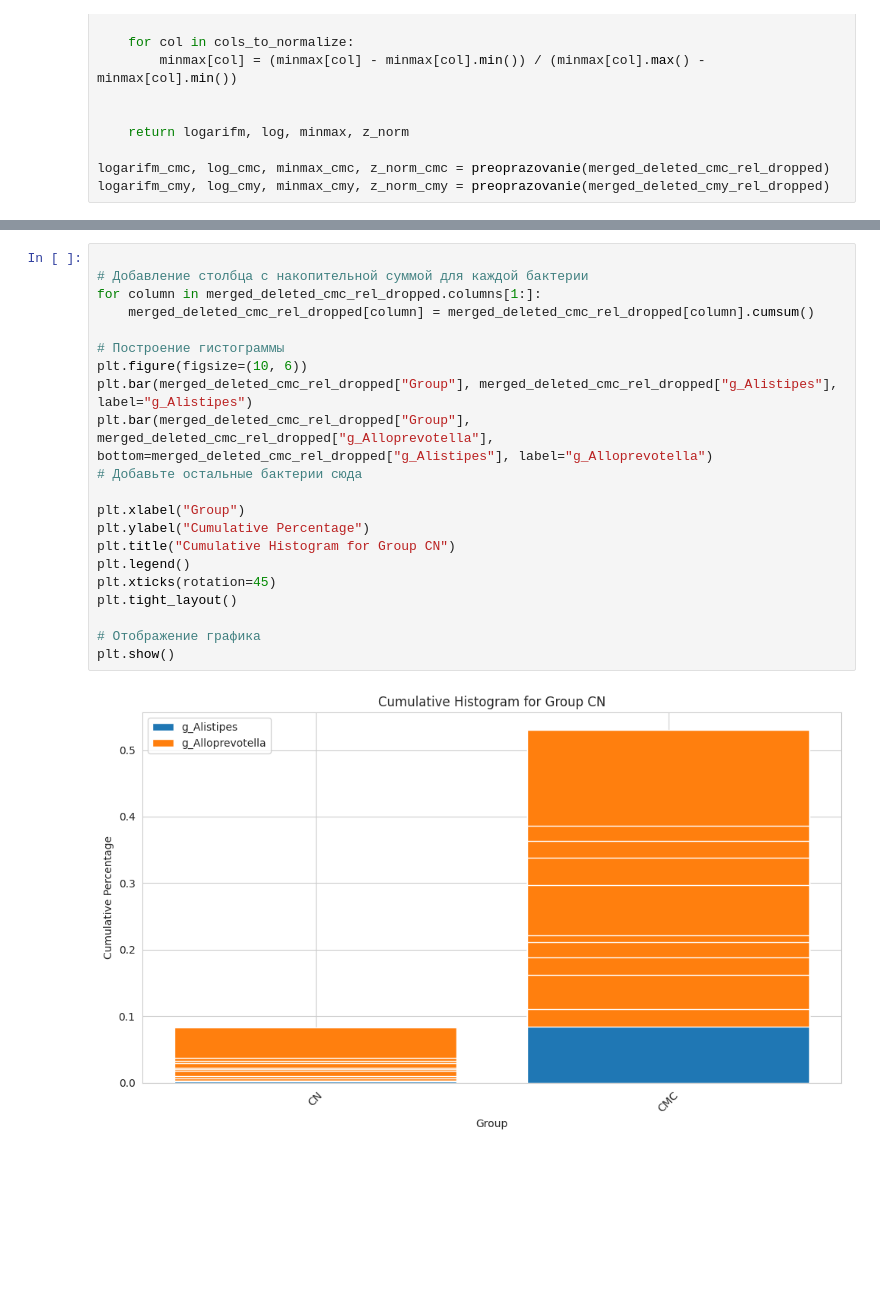
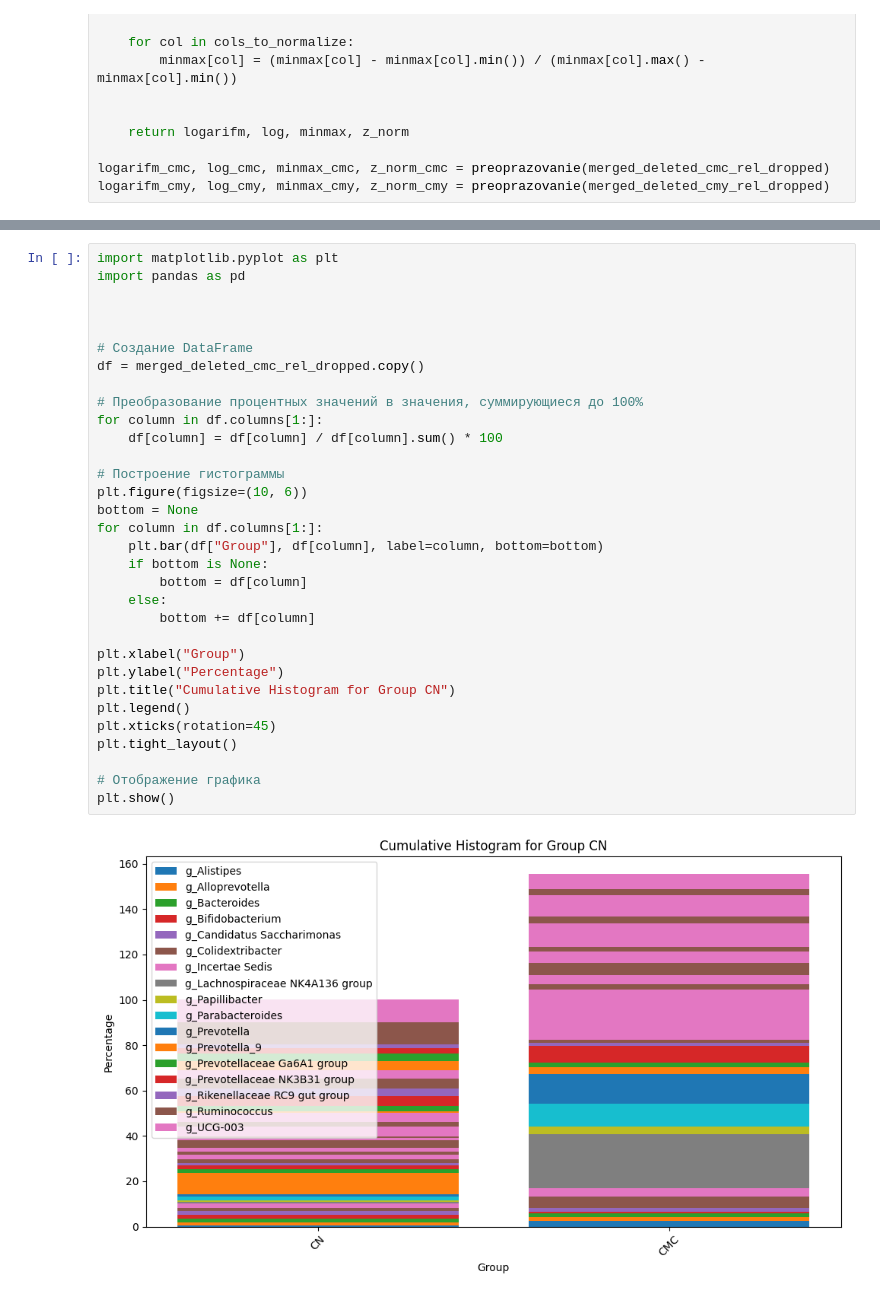
Before and after one commit to 100ika/rats27.07, a Jupyter notebook: 28.08.ipynb, the cells around one changed output, grey strips where cells are left out. Saved outputs shown, nothing was run; the diff lists cells and outputs as text; blank space fills up the shorter version.

```diff
--- a/28.08.ipynb
+++ b/28.08.ipynb
@@ -244,23 +244,34 @@ relative_abundance_boxplot(merged_deleted_cmy_rel_dropped, kruskal_genus_cmy_tra
 # %%
+import matplotlib.pyplot as plt
+import pandas as pd
 
-# Добавление столбца с накопительной суммой для каждой бактерии
-for column in merged_deleted_cmc_rel_dropped.columns[1:]:
-    merged_deleted_cmc_rel_dropped[column] = merged_deleted_cmc_rel_dropped[column].cumsum()
+
+
+# Создание DataFrame
+df = merged_deleted_cmc_rel_dropped.copy()
+
+# Преобразование процентных значений в значения, суммирующиеся до 100%
+for column in df.columns[1:]:
+    df[column] = df[column] / df[column].sum() * 100
 
 # Построение гистограммы
 plt.figure(figsize=(10, 6))
-plt.bar(merged_deleted_cmc_rel_dropped["Group"], merged_deleted_cmc_rel_dropped["g_Alistipes"], label="g_Alistipes")
-plt.bar(merged_deleted_cmc_rel_dropped["Group"], merged_deleted_cmc_rel_dropped["g_Alloprevotella"], bottom=merged_deleted_cmc_rel_dropped["g_Alistipes"], label="g_Alloprevotella")
-# Добавьте остальные бактерии сюда
+bottom = None
+for column in df.columns[1:]:
+    plt.bar(df["Group"], df[column], label=column, bottom=bottom)
+    if bottom is None:
+        bottom = df[column]
+    else:
+        bottom += df[column]
 
 plt.xlabel("Group")
-plt.ylabel("Cumulative Percentage")
+plt.ylabel("Percentage")
 plt.title("Cumulative Histogram for Group CN")
 plt.legend()
 plt.xticks(rotation=45)
 plt.tight_layout()
 
 # Отображение графика
 plt.show()
 # %% [output]
-[figure, old version]
+[figure, new version]
```
Also changed, not shown: parts of 11 cells of this notebook, 36 other files.
